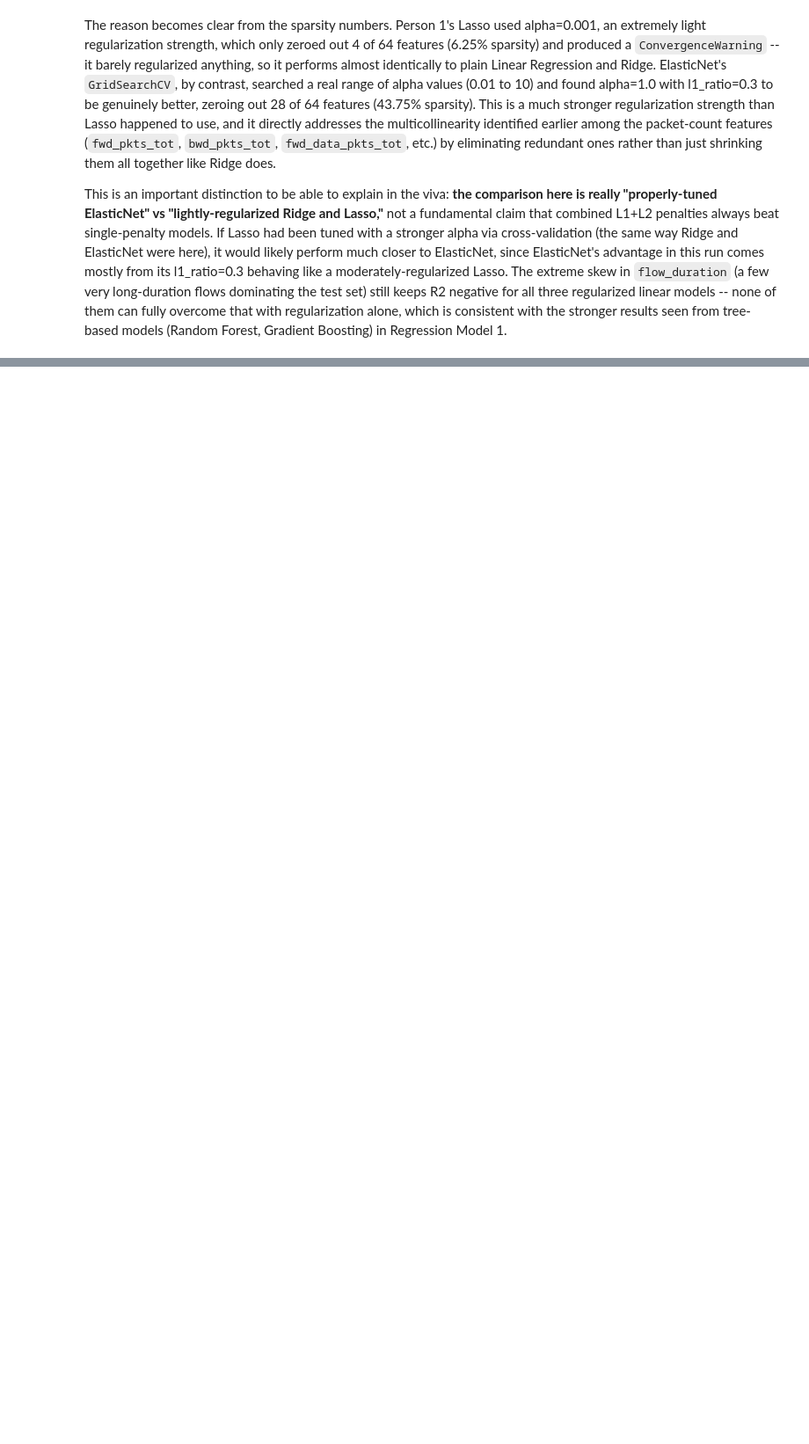
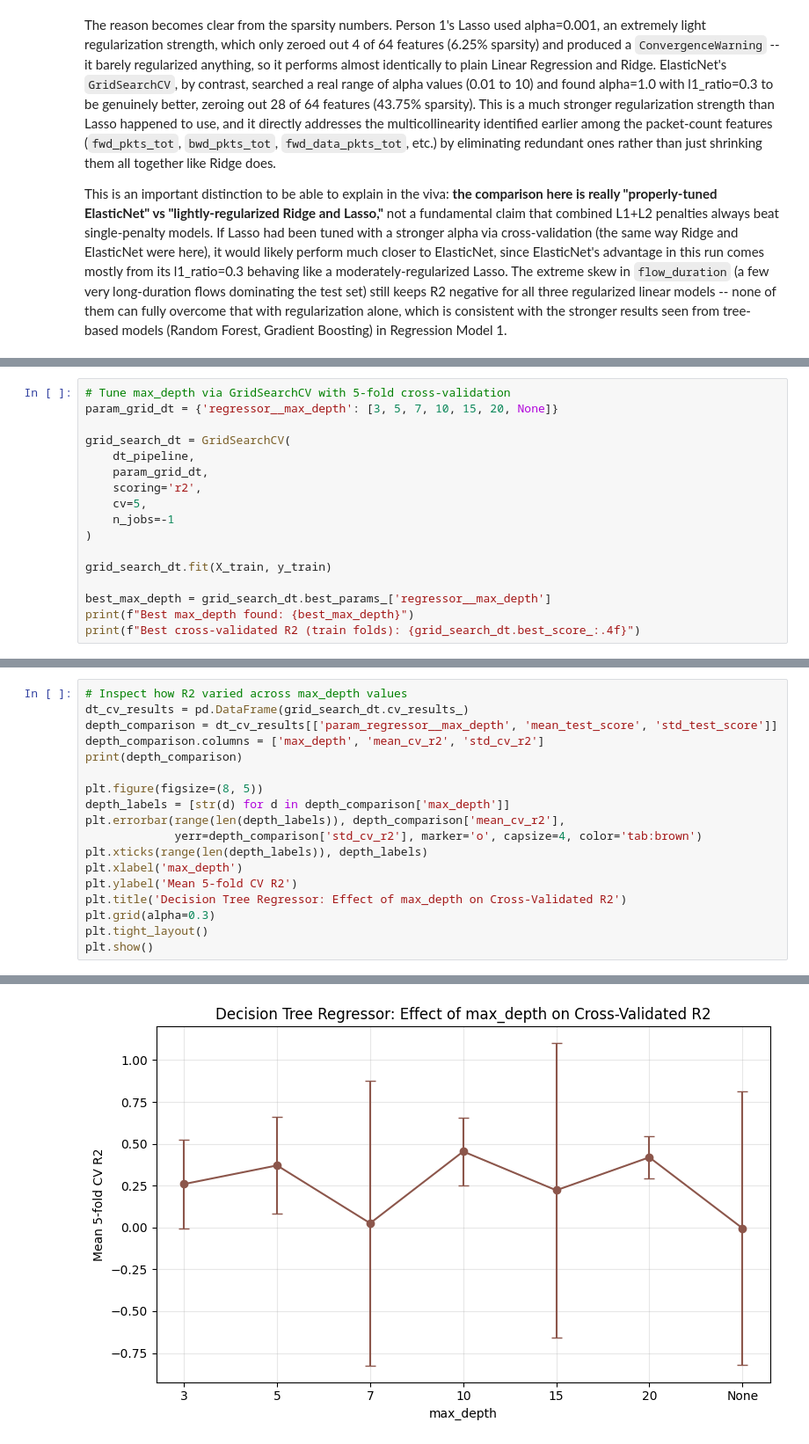
Before and after one commit to likhith1253/ML_Capstone, a Jupyter notebook: regression/regression_2.ipynb, the cells around one changed output, grey strips where cells are left out. Shown at 88% size. Drawn from its saved outputs; the diff is of its cells as text; blank space fills up the shorter version.

Commit message:
Add Decision Tree Regressor with max_depth tuning and feature importance (Person 2)

```diff
--- a/regression/regression_2.ipynb
+++ b/regression/regression_2.ipynb
@@ -621,0 +645,17 @@ This is an important distinction to be able to explain in the viva: **the compar
+# %%
+# Tune max_depth via GridSearchCV with 5-fold cross-validation
+param_grid_dt = {'regressor__max_depth': [3, 5, 7, 10, 15, 20, None]}
+
+grid_search_dt = GridSearchCV(
+    dt_pipeline,
+    param_grid_dt,
+    scoring='r2',
+    cv=5,
+    n_jobs=-1
+)
+
+grid_search_dt.fit(X_train, y_train)
+
+best_max_depth = grid_search_dt.best_params_['regressor__max_depth']
+print(f"Best max_depth found: {best_max_depth}")
+print(f"Best cross-validated R2 (train folds): {grid_search_dt.best_score_:.4f}")
@@ -621,0 +665,19 @@ This is an important distinction to be able to explain in the viva: **the compar
+# %%
+# Inspect how R2 varied across max_depth values
+dt_cv_results = pd.DataFrame(grid_search_dt.cv_results_)
+depth_comparison = dt_cv_results[['param_regressor__max_depth', 'mean_test_score', 'std_test_score']]
+depth_comparison.columns = ['max_depth', 'mean_cv_r2', 'std_cv_r2']
+print(depth_comparison)
+
+plt.figure(figsize=(8, 5))
+depth_labels = [str(d) for d in depth_comparison['max_depth']]
+plt.errorbar(range(len(depth_labels)), depth_comparison['mean_cv_r2'],
+             yerr=depth_comparison['std_cv_r2'], marker='o', capsize=4, color='tab:brown')
+plt.xticks(range(len(depth_labels)), depth_labels)
+plt.xlabel('max_depth')
+plt.ylabel('Mean 5-fold CV R2')
+plt.title('Decision Tree Regressor: Effect of max_depth on Cross-Validated R2')
+plt.grid(alpha=0.3)
+plt.tight_layout()
+plt.show()
+# %% [output]
@@ -621,0 +692 @@ This is an important distinction to be able to explain in the viva: **the compar
+[figure, added]
```
Also changed, not shown: parts of 10 cells of this notebook.
